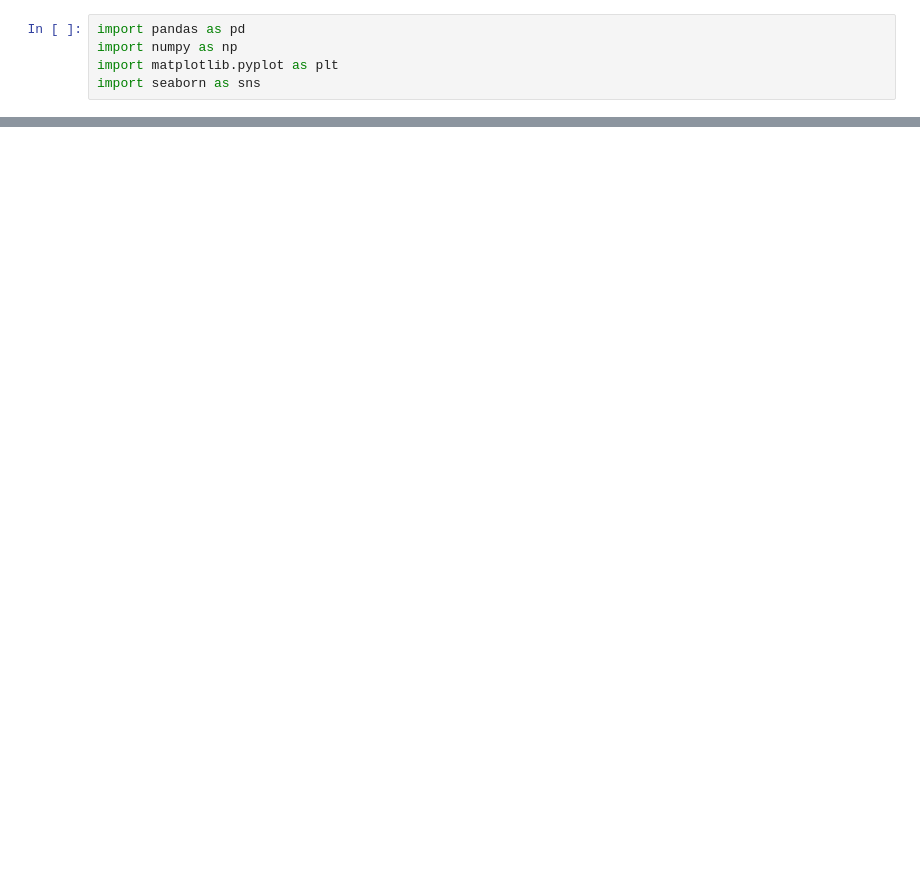
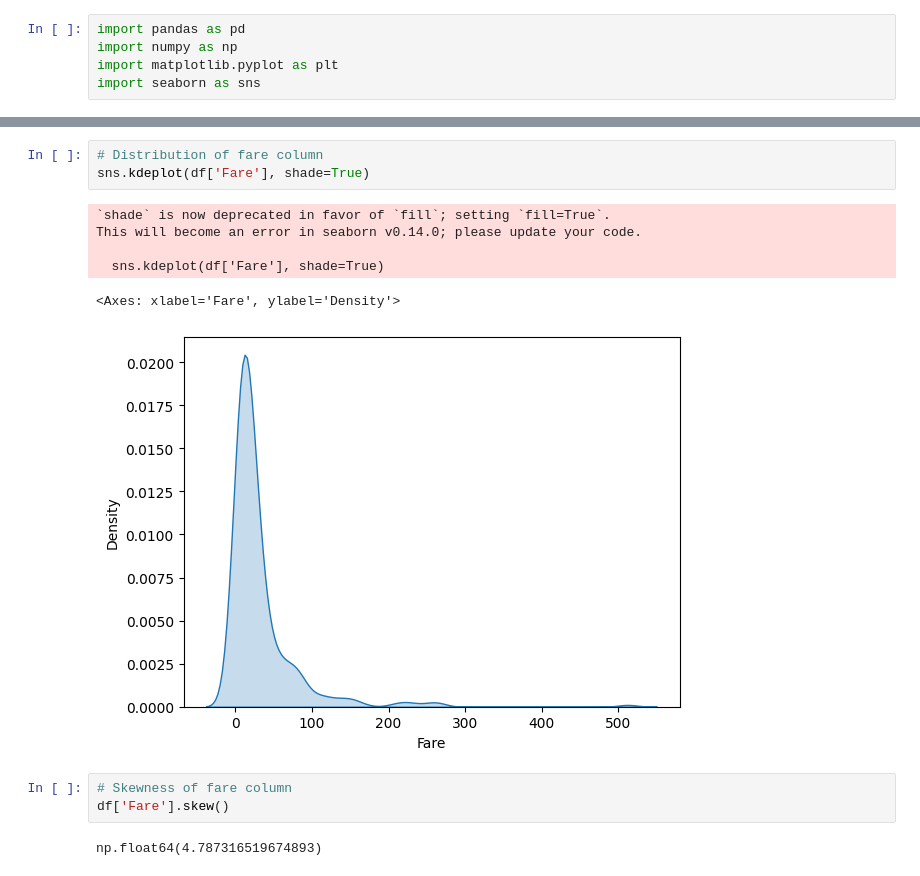
Before and after one commit to maushamkumar/Project, a Jupyter notebook: Titanic/notebooks/Untitled.ipynb, the cells around one changed output, grey strips where cells are left out. Cells and saved outputs as stored; diff of their text form; blank space fills up the shorter version.

```diff
--- a/Titanic/notebooks/Untitled.ipynb
+++ b/Titanic/notebooks/Untitled.ipynb
@@ -16,0 +74,15 @@ df.head()
+# %%
+# Distribution of fare column
+sns.kdeplot(df['Fare'], shade=True)
+# %% [output]
+`shade` is now deprecated in favor of `fill`; setting `fill=True`.
+This will become an error in seaborn v0.14.0; please update your code.
+
+  sns.kdeplot(df['Fare'], shade=True)
+<Axes: xlabel='Fare', ylabel='Density'>
+[figure, added]
+# %%
+# Skewness of fare column
+df['Fare'].skew()
+# %% [output]
+np.float64(4.787316519674893)
```
Also changed, not shown: parts of 42 cells of this notebook.
